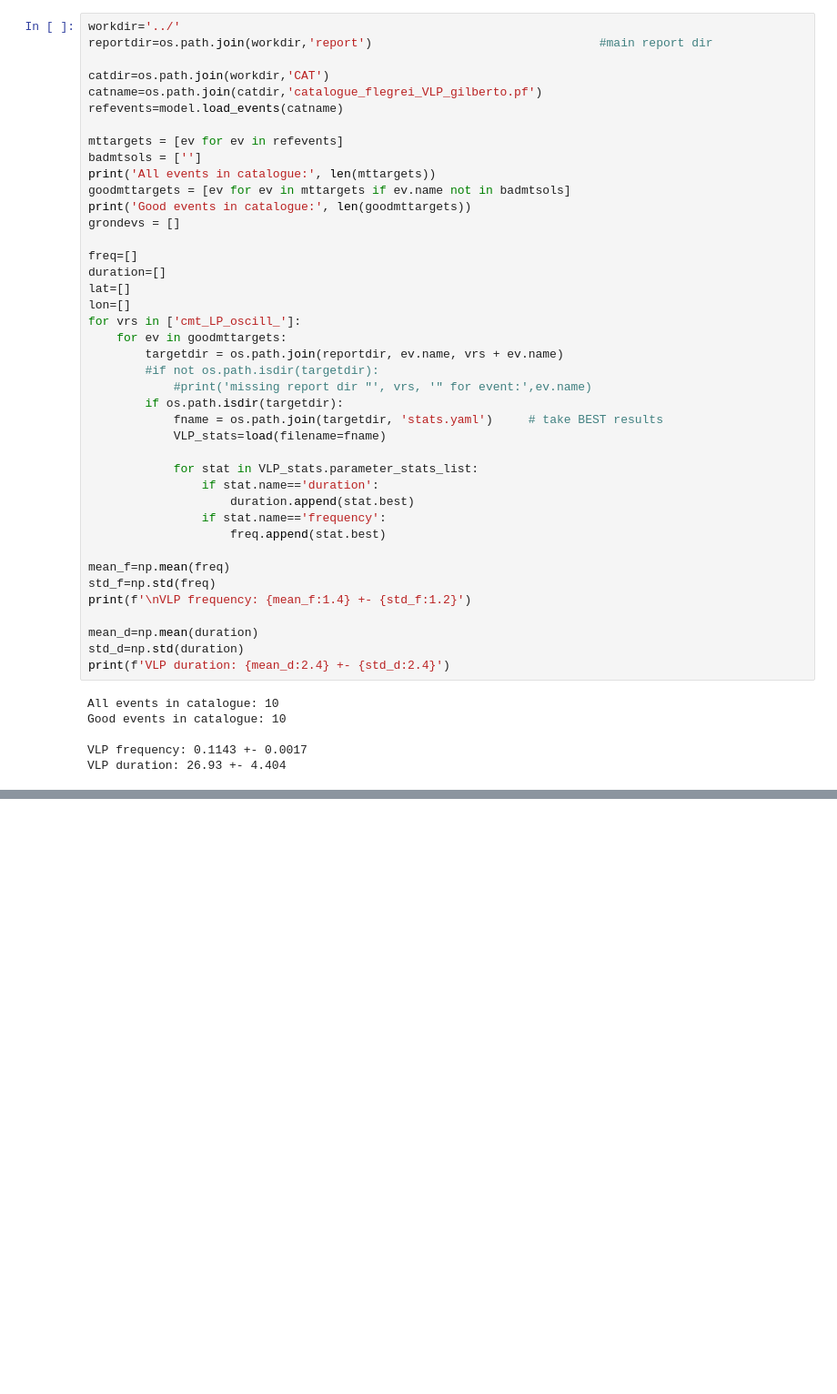
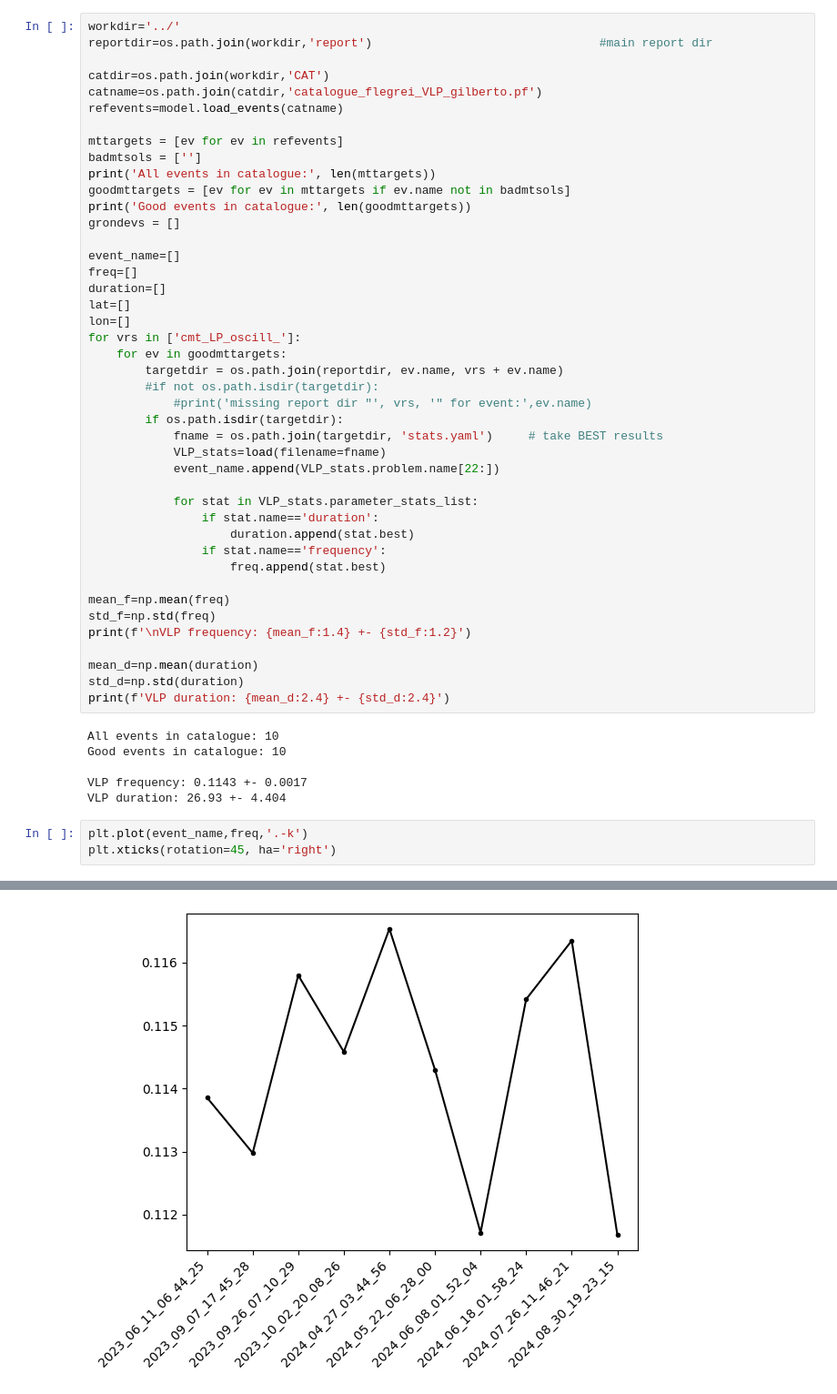
Before and after one commit to giacomorapagnani/CAMPI_FLEGREI_moment_tensor, a Jupyter notebook: codes/VLP_stats_read.ipynb, the cells around one changed output, grey strips where cells are left out. Shown at 91% size. Cells and saved outputs as stored; diff of their text form; blank space fills up the shorter version.

```diff
--- a/codes/VLP_stats_read.ipynb
+++ b/codes/VLP_stats_read.ipynb
@@ -29,6 +29,7 @@ goodmttargets = [ev for ev in mttargets if ev.name not in badmtsols]
 print('Good events in catalogue:', len(goodmttargets))
 grondevs = []
 
+event_name=[]
 freq=[]
 duration=[]
 lat=[]
@@ -41,6 +42,7 @@ for vrs in ['cmt_LP_oscill_']:
         if os.path.isdir(targetdir):
             fname = os.path.join(targetdir, 'stats.yaml')     # take BEST results
             VLP_stats=load(filename=fname)
+            event_name.append(VLP_stats.problem.name[22:])
 
             for stat in VLP_stats.parameter_stats_list:
                 if stat.name=='duration':
@@ -61,3 +63,7 @@ Good events in catalogue: 10
 
 VLP frequency: 0.1143 +- 0.0017
 VLP duration: 26.93 +- 4.404
+# %%
+plt.plot(event_name,freq,'.-k')
+plt.xticks(rotation=45, ha='right')
+# %% [output]
@@ -63,0 +81 @@ VLP duration: 26.93 +- 4.404
+[figure, added]
```
Also changed, not shown: parts of 1 cell of this notebook, 6 other files.
